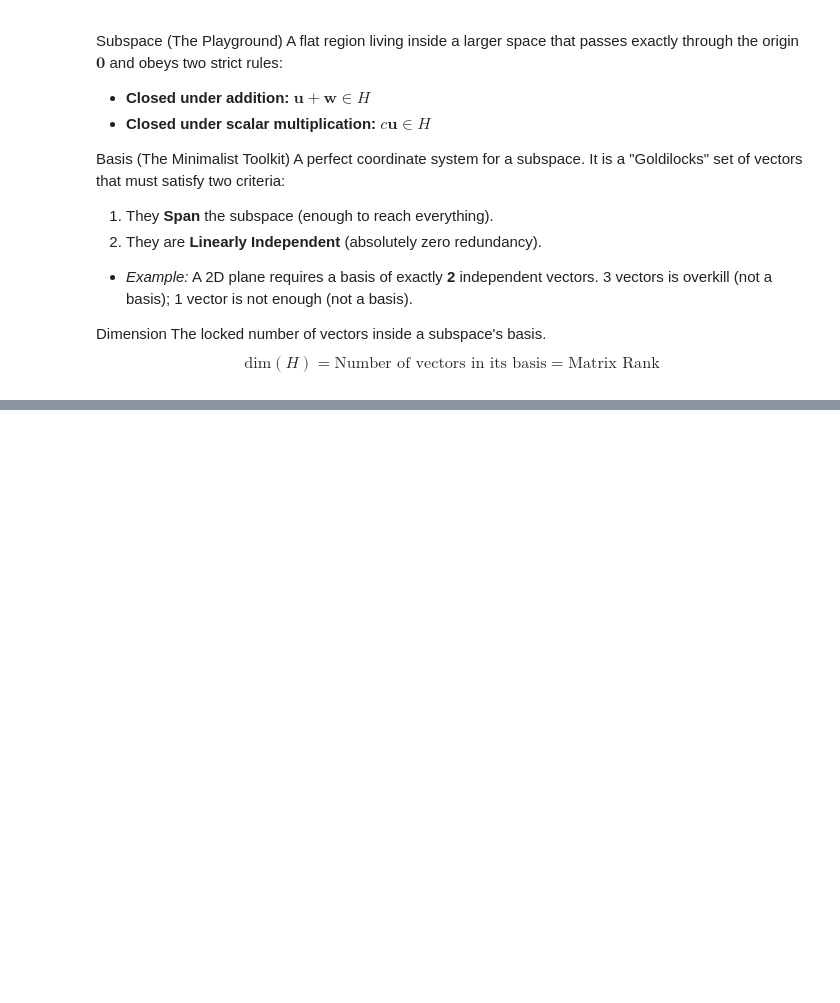
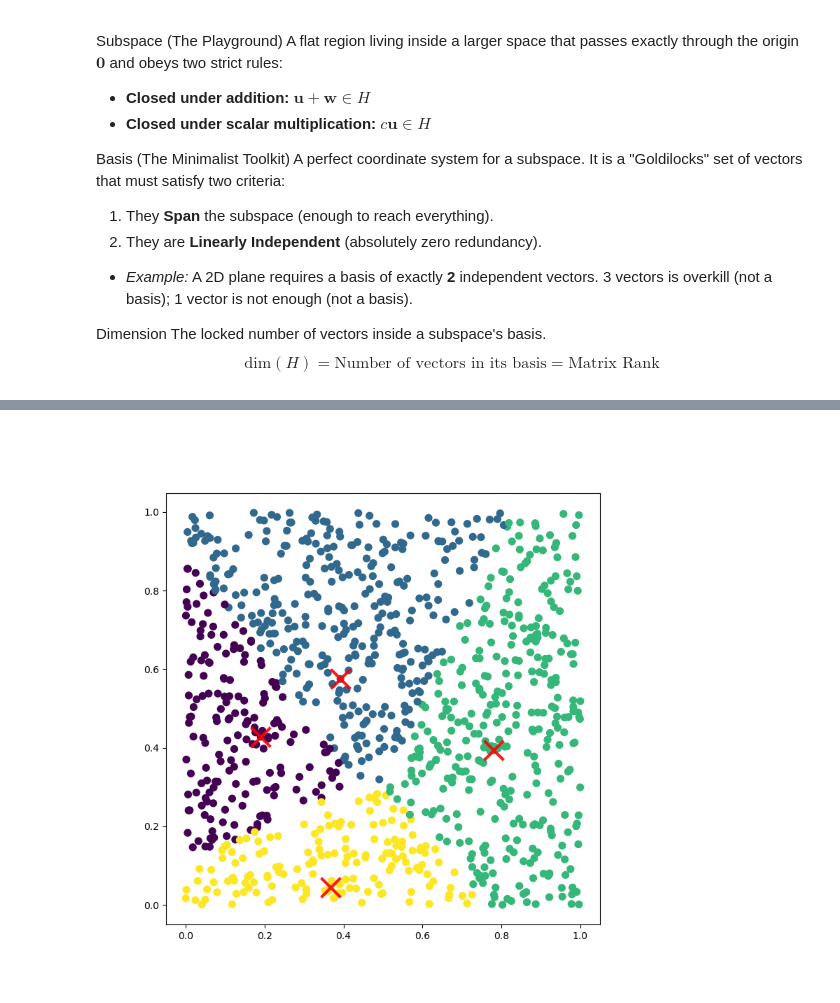
Before and after one commit to qamarr6092/math-with-python, a Jupyter notebook: Linear Algebra/linear_algebra.ipynb, the cells around one changed output, grey strips where cells are left out. Saved outputs shown, nothing was run; the diff lists cells and outputs as text; code cells hidden in the pictures; blank space fills up the shorter version.

```diff
--- a/Linear Algebra/linear_algebra.ipynb
+++ b/Linear Algebra/linear_algebra.ipynb
@@ -549,0 +563,12 @@ plt.show()
+# %%
+difference = r[:, np.newaxis, :] - centroids
+squared_difference = difference ** 2
+summed_squared_distance = np.sum(squared_difference, axis=2)
+distances = np.sqrt(summed_squared_distance)
+labels = np.argmin(distances, axis=1)
+plt.figure(figsize=(8,8))
+plt.scatter(r[:,0], r[:,1], c=labels, cmap='viridis', s=50)
+plt.scatter(centroids[:,0], centroids[:,1], marker='x', alpha=0.9, color='red', s=400, linewidths=3)
+plt.show()
+# %% [output]
+[figure, added]
```
Also changed, not shown: parts of 6 cells of this notebook.
